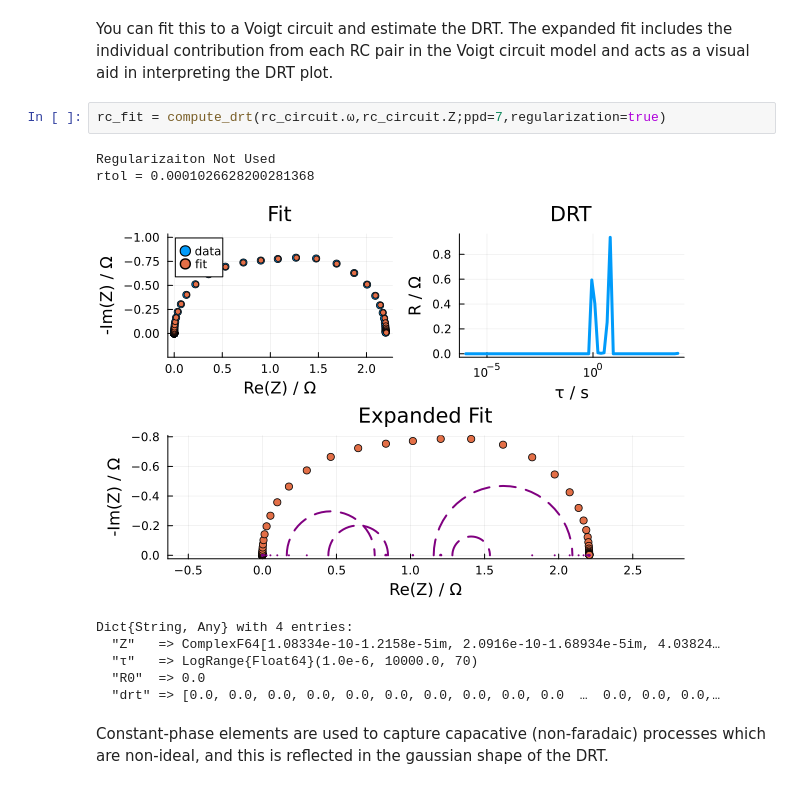
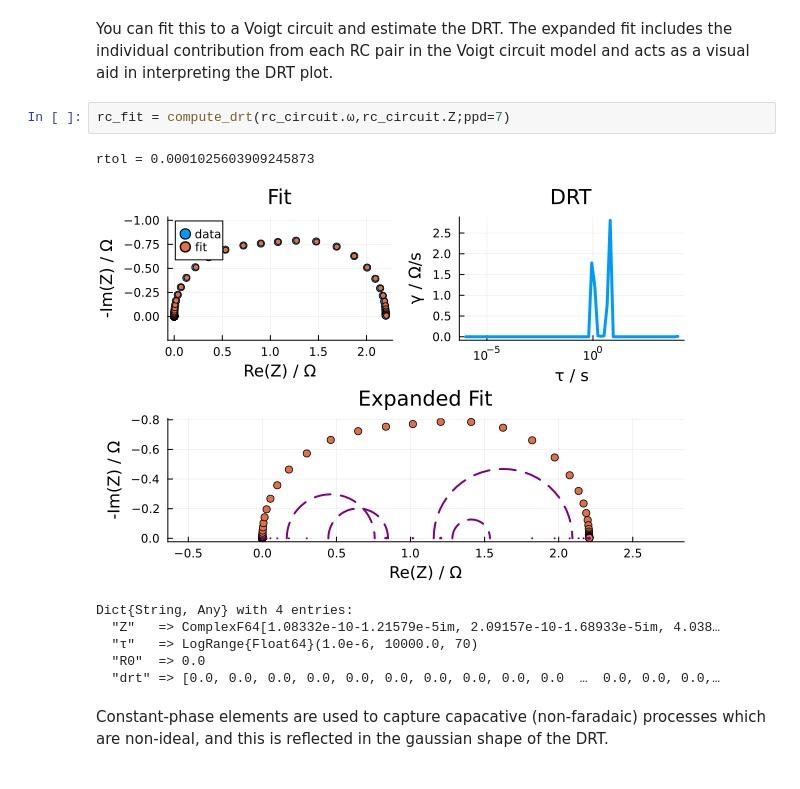
Before and after one commit to bdamerau/EISAnalysis.jl, a Jupyter notebook: Notebooks/DRT.ipynb, the cells around one changed output. Cells and saved outputs as stored; diff of their text form.

Commit message:
Good Updates
Fixed a bug in the circuits struct functions. And also adjusted the drt to ouput gamma instead of R (not sure how accurate it is but i think it's decent lol

```diff
--- a/Notebooks/DRT.ipynb
+++ b/Notebooks/DRT.ipynb
@@ -21,13 +18,12 @@ plot_Nyquist(rc_circuit)
 # %% [markdown]
 You can fit this to a Voigt circuit and estimate the DRT. The expanded fit includes the individual contribution from each RC pair in the Voigt circuit model and acts as a visual aid in interpreting the DRT plot.
 # %%
-rc_fit = compute_drt(rc_circuit.ω,rc_circuit.Z;ppd=7,regularization=true)
+rc_fit = compute_drt(rc_circuit.ω,rc_circuit.Z;ppd=7)
 # %% [output]
-Regularizaiton Not Used
-rtol = 0.0001026628200281368
+rtol = 0.0001025603909245873
-[figure, old version]
+[figure, new version]
 Dict{String, Any} with 4 entries:
-  "Z"   => ComplexF64[1.08334e-10-1.2158e-5im, 2.0916e-10-1.68934e-5im, 4.03824…
+  "Z"   => ComplexF64[1.08332e-10-1.21579e-5im, 2.09157e-10-1.68933e-5im, 4.038…
   "τ"   => LogRange{Float64}(1.0e-6, 10000.0, 70)
   "R0"  => 0.0
   "drt" => [0.0, 0.0, 0.0, 0.0, 0.0, 0.0, 0.0, 0.0, 0.0, 0.0  …  0.0, 0.0, 0.0,…
```
Also changed, not shown: parts of 4 cells of this notebook, 7 other files.
